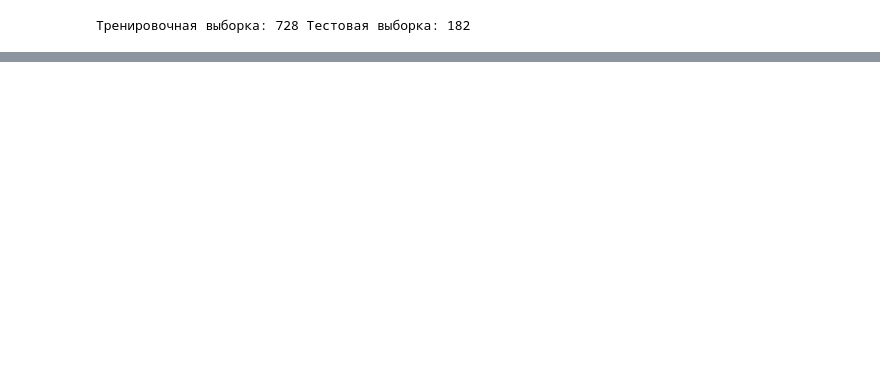
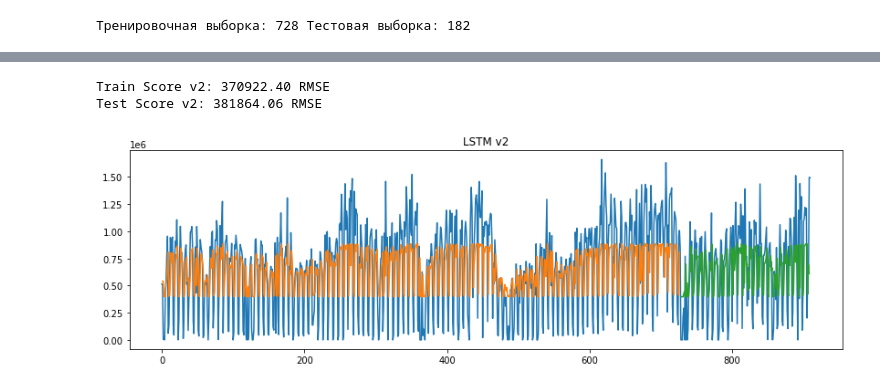
Before and after one commit to borovkovamv/DS-16, a Jupyter notebook: DS-16.ipynb, the cells around one changed output, grey strips where cells are left out. Drawn from its saved outputs; the diff is of its cells as text; code cells hidden in the pictures; blank space fills up the shorter version.

```diff
--- a/DS-16.ipynb
+++ b/DS-16.ipynb
@@ -332,0 +337,8 @@ plt.show()
+# %%
+%%time
+model = Sequential()
+model.add(LSTM(128,  return_sequences=True, input_shape=(1, look_back)))
+model.add(LSTM(64, input_shape=(1, look_back)))
+model.add(Dense(1))
+model.compile(loss='mean_squared_error', optimizer='adam')
+model.fit(trainX, trainY, epochs=1000, batch_size=8, verbose=2)
@@ -332,0 +364,15 @@ plt.show()
+# %%
+# предсказания
+trainPredict = model.predict(trainX)
+testPredict = model.predict(testX)
+# инвертируем предсказания
+trainPredict = scaler.inverse_transform(trainPredict)
+testPredict = scaler.inverse_transform(testPredict)
+# посчитаем метрику качества
+trainScore = np.sqrt(mean_squared_error(scaler.inverse_transform([trainY])[0], trainPredict[:,0]))
+print('Train Score v2: %.2f RMSE' % (trainScore))
+testScore = np.sqrt(mean_squared_error(scaler.inverse_transform([testY])[0], testPredict[:,0]))
+print('Test Score v2: %.2f RMSE' % (testScore))
+# %% [output]
+Train Score v2: 370922.40 RMSE
+Test Score v2: 381864.06 RMSE
@@ -332,0 +381,19 @@ plt.show()
+# %%
+# покажем на графике полученные результаты. Вариант 2
+plt.figure(figsize=(14, 4))
+
+trainPredictPlot = np.empty_like(dataset)
+trainPredictPlot[:, :] = np.nan
+trainPredictPlot[look_back:len(trainPredict)+look_back, :] = trainPredict
+
+testPredictPlot = np.empty_like(dataset)
+testPredictPlot[:, :] = np.nan
+testPredictPlot[len(trainPredict)+(look_back*2)+1:len(dataset)-1, :] = testPredict
+
+plt.plot(scaler.inverse_transform(dataset))
+plt.plot(trainPredictPlot)
+plt.plot(testPredictPlot)
+plt.title('LSTM v2')
+plt.show()
+# %% [output]
+[figure, added]
```
Also changed, not shown: parts of 19 cells of this notebook.
